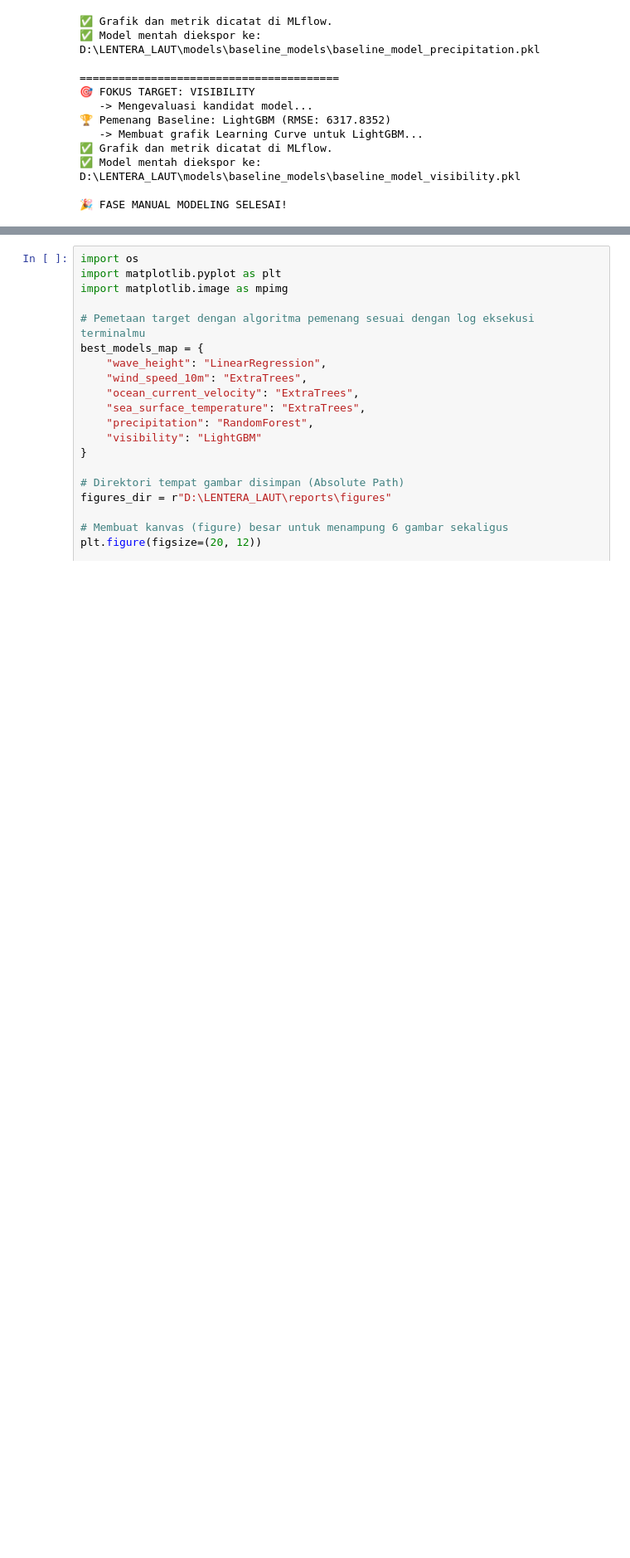
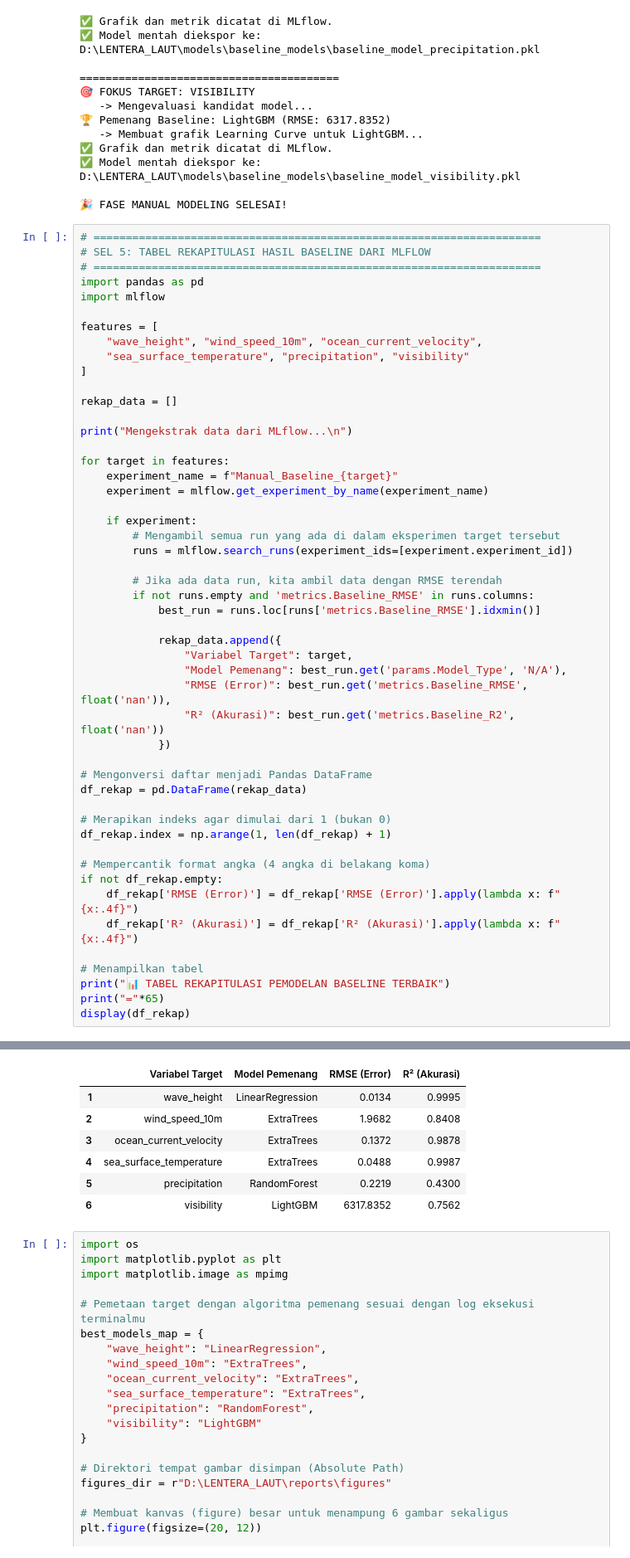
Before and after one commit to NADIA14MUDLIKAH/LENTERA-LAUT-PBL, a Jupyter notebook: src/modeling/compare_models.ipynb, the cells around one changed output, grey strips where cells are left out. Shown at 83% size. Saved outputs shown, nothing was run; the diff lists cells and outputs as text; blank space fills up the shorter version.

Commit message:
Fixed pemodelan final

```diff
--- a/src/modeling/compare_models.ipynb
+++ b/src/modeling/compare_models.ipynb
@@ -313,3 +313,54 @@ mlflow.exceptions.MissingConfigException: Yaml file 'D:\LENTERA_LAUT\mlruns\8063
 ✅ Model mentah diekspor ke: D:\LENTERA_LAUT\models\baseline_models\baseline_model_visibility.pkl
 
 🎉 FASE MANUAL MODELING SELESAI!
+# %%
+# =====================================================================
+# SEL 5: TABEL REKAPITULASI HASIL BASELINE DARI MLFLOW
+# =====================================================================
+import pandas as pd
+import mlflow
+
+features = [
+    "wave_height", "wind_speed_10m", "ocean_current_velocity",
+    "sea_surface_temperature", "precipitation", "visibility"
+]
+
+rekap_data = []
+
+print("Mengekstrak data dari MLflow...\n")
+
+for target in features:
+    experiment_name = f"Manual_Baseline_{target}"
+    experiment = mlflow.get_experiment_by_name(experiment_name)
+
+    if experiment:
+        # Mengambil semua run yang ada di dalam eksperimen target tersebut
+        runs = mlflow.search_runs(experiment_ids=[experiment.experiment_id])
+
+        # Jika ada data run, kita ambil data dengan RMSE terendah
+        if not runs.empty and 'metrics.Baseline_RMSE' in runs.columns:
+            best_run = runs.loc[runs['metrics.Baseline_RMSE'].idxmin()]
+
+            rekap_data.append({
+                "Variabel Target": target,
+                "Model Pemenang": best_run.get('params.Model_Type', 'N/A'),
+                "RMSE (Error)": best_run.get('metrics.Baseline_RMSE', float('nan')),
+                "R² (Akurasi)": best_run.get('metrics.Baseline_R2', float('nan'))
+            })
+
+# Mengonversi daftar menjadi Pandas DataFrame
+df_rekap = pd.DataFrame(rekap_data)
+
+# Merapikan indeks agar dimulai dari 1 (bukan 0)
+df_rekap.index = np.arange(1, len(df_rekap) + 1)
+
+# Mempercantik format angka (4 angka di belakang koma)
+if not df_rekap.empty:
+    df_rekap['RMSE (Error)'] = df_rekap['RMSE (Error)'].apply(lambda x: f"{x:.4f}")
+    df_rekap['R² (Akurasi)'] = df_rekap['R² (Akurasi)'].apply(lambda x: f"{x:.4f}")
+
+# Menampilkan tabel
+print("📊 TABEL REKAPITULASI PEMODELAN BASELINE TERBAIK")
+print("="*65)
+display(df_rekap)
+# %% [output]
@@ -316,3 +404,10 @@ mlflow.exceptions.MissingConfigException: Yaml file 'D:\LENTERA_LAUT\mlruns\8063
+|  | Variabel Target | Model Pemenang | RMSE (Error) | R² (Akurasi) |
+| 1 | wave_height | LinearRegression | 0.0134 | 0.9995 |
+| 2 | wind_speed_10m | ExtraTrees | 1.9682 | 0.8408 |
+| 3 | ocean_current_velocity | ExtraTrees | 0.1372 | 0.9878 |
+| 4 | sea_surface_temperature | ExtraTrees | 0.0488 | 0.9987 |
+| 5 | precipitation | RandomForest | 0.2219 | 0.4300 |
+| 6 | visibility | LightGBM | 6317.8352 | 0.7562 |
 # %%
 import os
 import matplotlib.pyplot as plt
```
Also changed, not shown: parts of 1 cell of this notebook, 2 other files.
